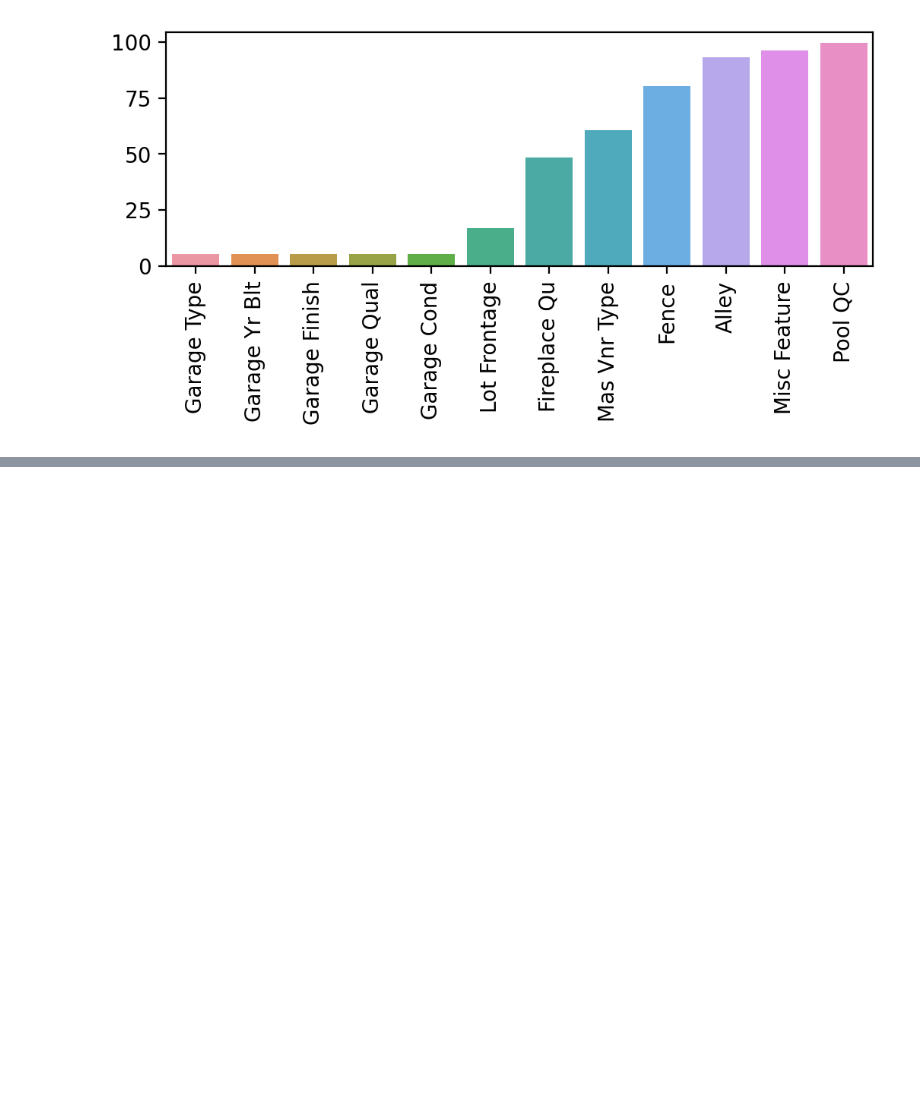
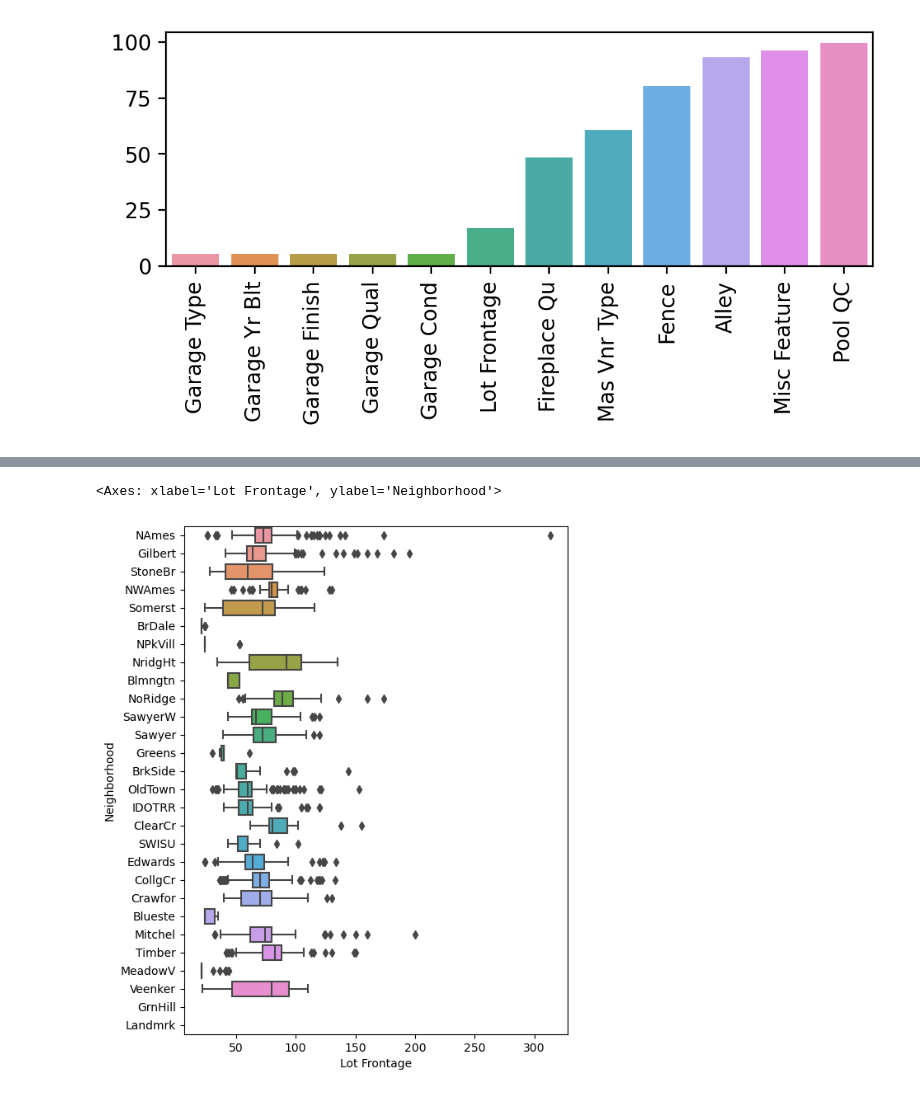
Before and after one commit to Raaqiv55/ml-regression-clustering, a Jupyter notebook: lin-project/missing.ipynb, the cells around one changed output, grey strips where cells are left out. Drawn from its saved outputs; the diff is of its cells as text; code cells hidden in the pictures; blank space fills up the shorter version.

```diff
--- a/lin-project/missing.ipynb
+++ b/lin-project/missing.ipynb
@@ -234,0 +269,2 @@ plt.xticks(rotation=90);
+# %%
+df['Fireplace Qu'] = df['Fireplace Qu'].fillna('None')
@@ -234,0 +286,6 @@ plt.xticks(rotation=90);
+# %%
+plt.figure(figsize=(6,8),dpi=100)
+sns.boxplot(x='Lot Frontage',y='Neighborhood',data=df,orient='h')
+# %% [output]
+<Axes: xlabel='Lot Frontage', ylabel='Neighborhood'>
+[figure, added]
```
Also changed, not shown: parts of 16 cells of this notebook.
